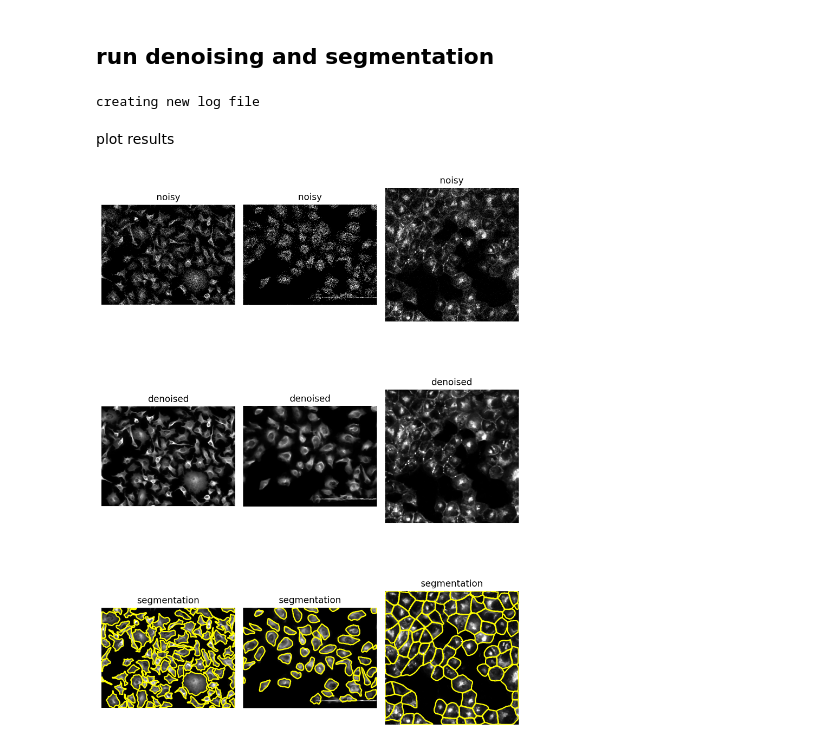
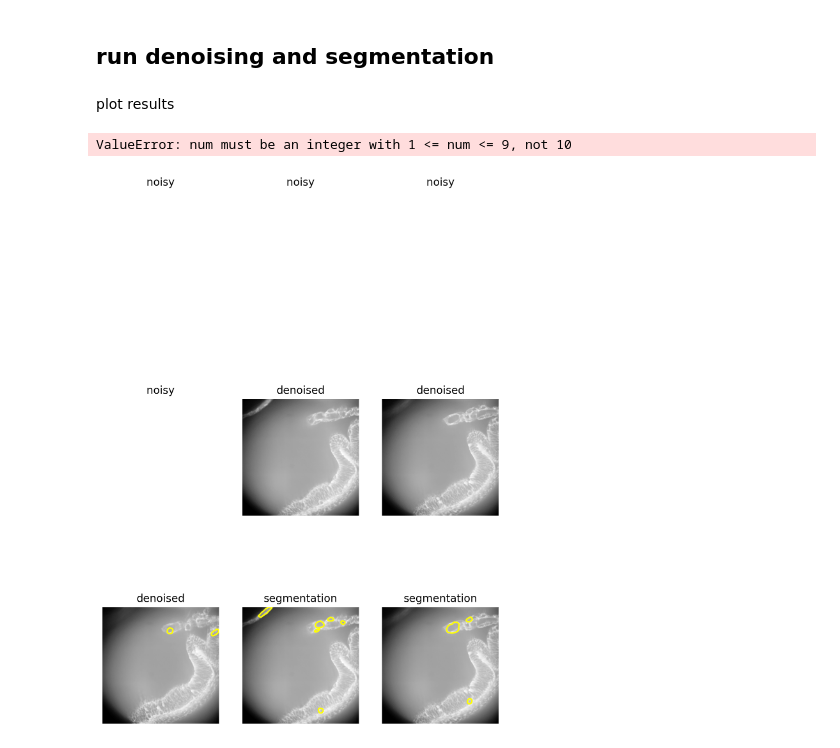
Before and after one commit to ShazidAraf/Corners_Blobs_Detection, a Jupyter notebook: notebooks/run_cellpose3.ipynb, the cells around one changed output. Drawn from its saved outputs; the diff is of its cells as text; code cells hidden in the pictures.

```diff
--- a/notebooks/run_cellpose3.ipynb
+++ b/notebooks/run_cellpose3.ipynb
@@ -126,4 +127,6 @@ Mounted at /content/gdrive
 
 stack = tifffile.imread('/content/gdrive/MyDrive/Notre_Dame_Project/sample/685_dapi_actin_cdc42_96hAEL_FLIP_D9_w2Confocal 488.tif')
 print(stack.shape)
+imgs = [np.expand_dims(stack[i], axis=0) for i in range(50,80)]
+print(len(imgs))
 # %% [output]
@@ -160,37 +204,36 @@ model = denoise.CellposeDenoiseModel(gpu=True, model_type="cyto3",
 
 # NEED TO SPECIFY DIAMETER OF OBJECTS
 # in this case we have them from the ground-truth masks
-diams = dat["diam_test"]
-
-masks, flows, styles, imgs_dn = model.eval(imgs, diameter=diams, channels=[0,0])
+# diams = dat["diam_test"]
+# masks, flows, styles, imgs_dn = model.eval(imgs, diameter=diams, channels=[0,0])
+masks, flows, styles, imgs_dn = model.eval(imgs, diameter=None, channels=[0,0])
-# %% [output]
-creating new log file
 # %% [markdown]
 plot results
 # %%
 plt.figure(figsize=(8,12))
-for i, iex in enumerate([2, 18, 20]):
+for i, iex in enumerate([5,10,15,20]):
     img = imgs[iex].squeeze()
     plt.subplot(3,3,1+i)
     plt.imshow(img, cmap="gray", vmin=0, vmax=1)
     plt.axis('off')
     plt.title("noisy")
 
     img_dn = imgs_dn[iex].squeeze()
     plt.subplot(3,3,4+i)
     plt.imshow(img_dn, cmap="gray", vmin=0, vmax=1)
     plt.axis('off')
     plt.title("denoised")
 
     plt.subplot(3,3,7+i)
     plt.imshow(img_dn, cmap="gray", vmin=0, vmax=1)
     outlines = utils.outlines_list(masks[iex])
     for o in outlines:
         plt.plot(o[:,0], o[:,1], color=[1,1,0])
     plt.axis('off')
     plt.title("segmentation")
 
 plt.tight_layout()
 plt.show()
 # %% [output]
+ValueError: num must be an integer with 1 <= num <= 9, not 10
-[figure, old version]
+[figure, new version]
```
Also changed, not shown: parts of 3 cells of this notebook.
